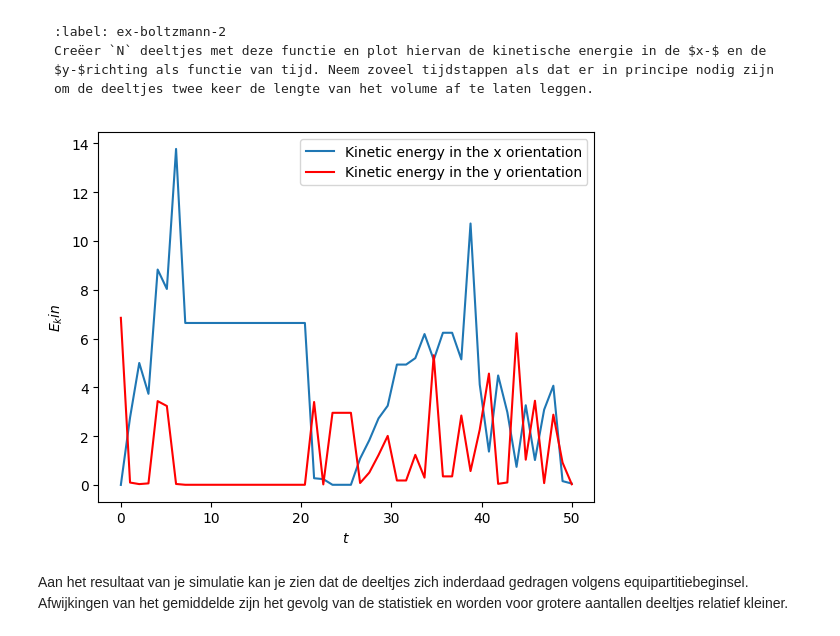
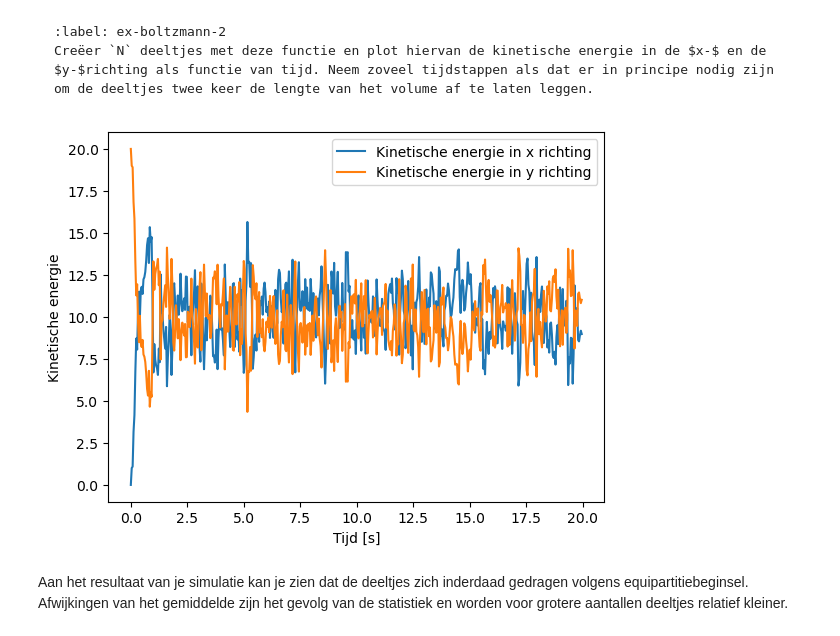
Before and after one commit to TomVerme/1, a Jupyter notebook: Content/PySim/6_boltzmann.ipynb, the cells around one changed output. Drawn from its saved outputs; the diff is of its cells as text; code cells hidden in the pictures.

````diff
--- a/Content/PySim/6_boltzmann.ipynb
+++ b/Content/PySim/6_boltzmann.ipynb
@@ -154,15 +152,12 @@ Dit beginsel is heel belangrijk voor de thermodynamica en stelt dat de energie i
 Maak een alternatieve vorm van de functie `create_particles` die alle deeltjes een beginsnelheid `V_0` volledig in de verticale richting geeft. Laat de regel `particles.clear()` staan. Deze zorgt ervoor dat je de lijst eerst leegmaakt als je een nieuwe beginsituatie wilt creëren en de variabele al eerder is aangemaakt.
 ```
 # %%
-# jouw antwoord
-
-def create_uniform_particles(particles):
-    """ Leegmaken en opnieuw aanmaken van deeltjes met uniforme snelheid in lijst """
+def create_particles_verticaal(particles):
+    """ Leegmaken en opnieuw aanmaken van deeltjes  in lijst """
     particles.clear()
-
     for i in range(N):
         vx = 0
-        vy = np.random.uniform(-V_0, V_0)
+        vy = V_0
         pos = np.random.uniform(-BOX_SIZE_0/2 + RADIUS, BOX_SIZE_0/2 - RADIUS, 2)
         particles.append(ParticleClass(m=1.0, v=[vx, vy], r=pos, R=RADIUS))
 # %% [markdown]
@@ -171,33 +166,41 @@ def create_uniform_particles(particles):
 :label: ex-boltzmann-2
 Creëer `N` deeltjes met deze functie en plot hiervan de kinetische energie in de $x-$ en de $y-$richting als functie van tijd. Neem zoveel tijdstappen als dat er in principe nodig zijn om de deeltjes twee keer de lengte van het volume af te laten leggen.
 ```
-# %%
-
-#your code/answer
-particles = []
-E_x = []
-E_y = []
-create_uniform_particles(particles)
-for i in range(50):
-    x = 0               # variable for saving the total kinetic energy at the time interval
-    y = 0               # idem
-    for j in range(N):
-        x += 1/2 * particles[N-1].m * particles[N-1].v[0] ** 2
-        y += 1/2 * particles[N-1].m * particles[N-1].v[1] ** 2
-    E_x.append(x)
-    E_y.append(y)
-    take_time_step(particles)
-
-time = np.linspace(0,50,50)
-plt.figure()
-plt.plot(time, E_x, label="Kinetic energy in the x orientation")
-plt.plot(time, E_y, 'r-', label='Kinetic energy in the y orientation')
-plt.xlabel('$t$')
-plt.ylabel('$E_kin$')
-plt.legend()
-plt.show()
-# %% [output]
-[figure, removed]
+# %%
+
+
+Total_Time = (2*BOX_SIZE_0) / V_0  # totale tijd dat de deeltjes nodig hebben om van de ene kant van de box naar de andere kant te gaan
+num_time_steps = int(Total_Time / DT)  # aantal tijdstappen dat nodig
+
+avg_E_x = []
+avg_E_y = []
+
+particles = []
+create_particles_verticaal(particles)
+
+
+for i in range(num_time_steps):
+    take_time_step(particles)
+    x = 0               # variable for saving the total kinetic energy at the time interval
+    y = 0               # idem
+    for p in particles:
+        x += 1/2 * p.m * p.v[0]**2
+        y += 1/2 * p.m * p.v[1]**2
+    avg_E_x.append(x)
+    avg_E_y.append(y)
+
+tijd = np.arange(num_time_steps) * DT
+
+#plotten van de kinetische energie in x en y richting als functie van tijd
+plt.figure()
+plt.plot(tijd, avg_E_x, label='Kinetische energie in x richting')
+plt.plot(tijd, avg_E_y, label='Kinetische energie in y richting')
+plt.xlabel('Tijd [s]')
+plt.ylabel('Kinetische energie')
+plt.legend()
+plt.show()
+# %% [output]
+[figure, added]
 # %% [markdown]
 Aan het resultaat van je simulatie kan je zien dat de deeltjes zich inderdaad gedragen volgens equipartitiebeginsel. Afwijkingen van het gemiddelde zijn het gevolg van de statistiek en worden voor grotere aantallen deeltjes relatief kleiner.
 # %% [markdown]
````
Also changed, not shown: parts of 5 cells of this notebook, 4 other files.
